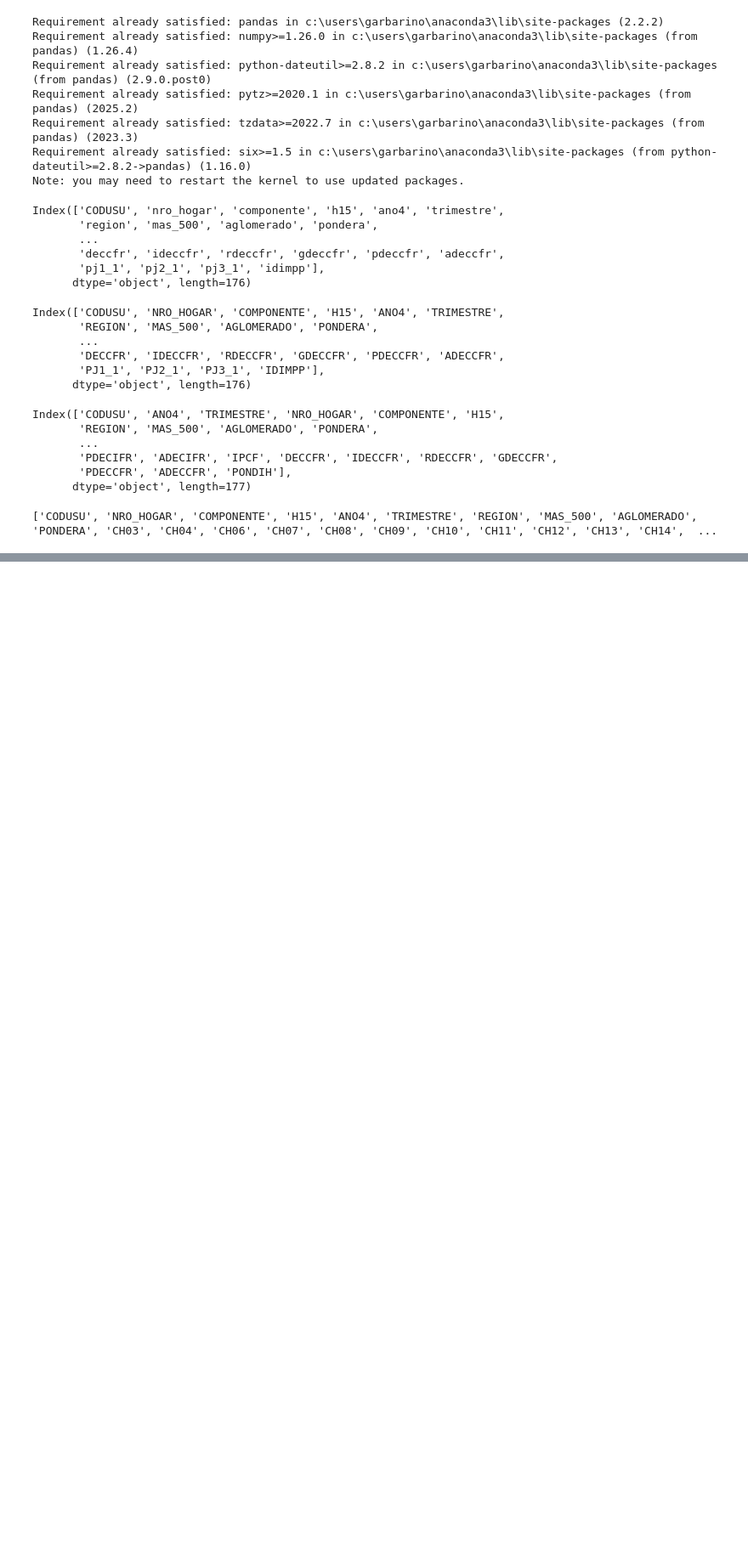
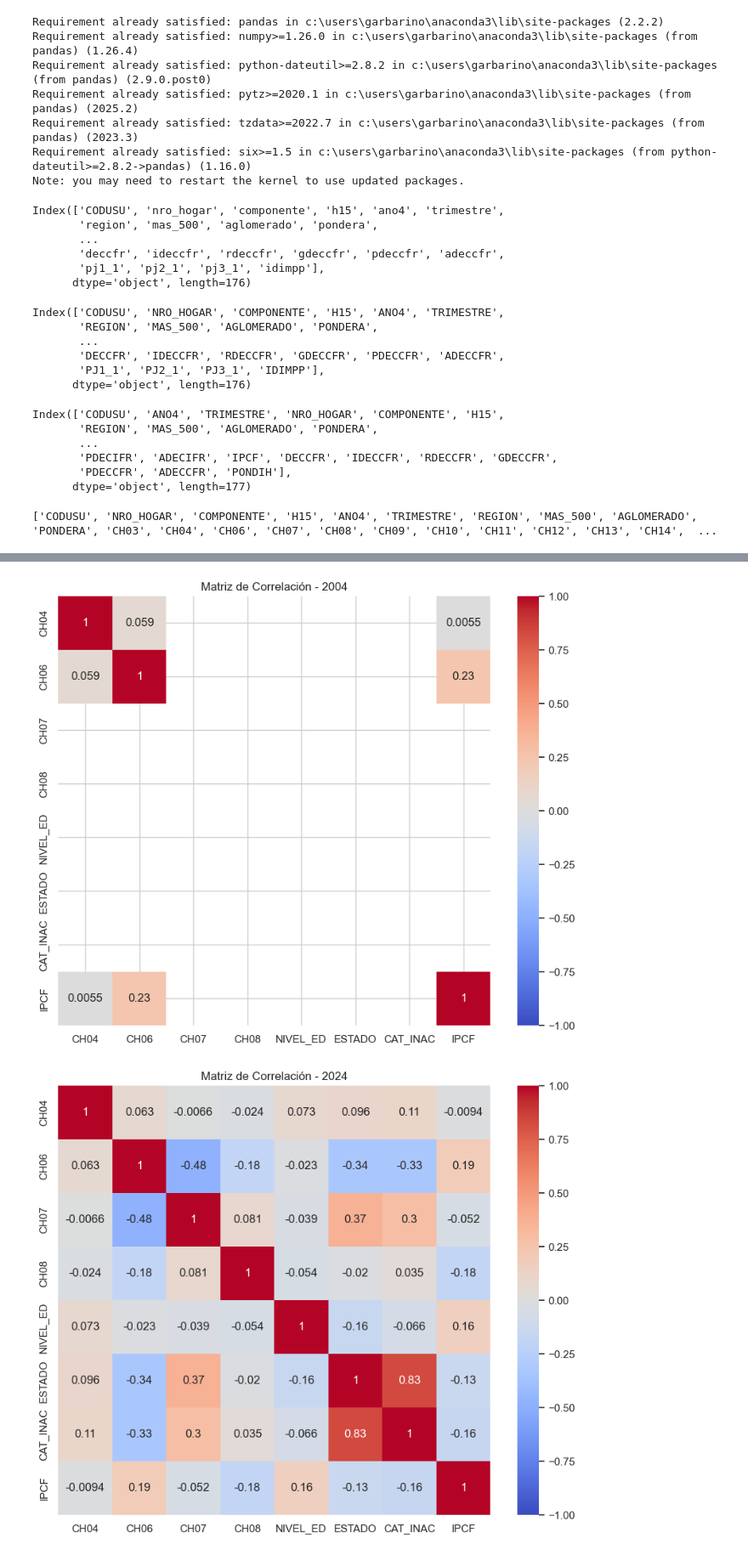
Before and after one commit to MatiasCostanzo2726/BigDataUBA-Grupo9, a Jupyter notebook: TP2/Untitled.ipynb, the cells around one changed output, grey strips where cells are left out. Shown at 85% size. Cells and saved outputs as stored; diff of their text form; code cells hidden in the pictures; blank space fills up the shorter version.

```diff
--- a/TP2/Untitled.ipynb
+++ b/TP2/Untitled.ipynb
@@ -280,0 +206,32 @@ plt.show()
+# %%
+# Lista de variables que nos interesan
+variables = ['CH04', 'CH06', 'CH07', 'CH08', 'NIVEL_ED', 'ESTADO', 'CAT_INAC', 'IPCF']
+
+# Filtrar año 2004
+df_2004 = df_unido[df_unido["ANO4"] == 2004]
+df_2024 = df_unido[df_unido["ANO4"] == 2024]
+
+# Asegurarse que 2004 sea numérico
+df_corr_2004 = df_2004[variables].apply(pd.to_numeric, errors='coerce')
+
+# En 2024 ya son numéricas, se puede usar directamente
+df_corr_2024 = df_2024[variables]
+
+# Matriz de correlación 2004
+corr_2004 = df_corr_2004.corr()
+
+plt.figure(figsize=(10, 8))
+sns.heatmap(corr_2004, annot=True, cmap='coolwarm', vmin=-1, vmax=1)
+plt.title('Matriz de Correlación - 2004')
+plt.show()
+
+# Matriz de correlación 2024
+corr_2024 = df_corr_2024.corr()
+
+plt.figure(figsize=(10, 8))
+sns.heatmap(corr_2024, annot=True, cmap='coolwarm', vmin=-1, vmax=1)
+plt.title('Matriz de Correlación - 2024')
+plt.show()
+# %% [output]
+[figure, added]
+[figure, added]
```
Also changed, not shown: parts of 17 cells of this notebook.
